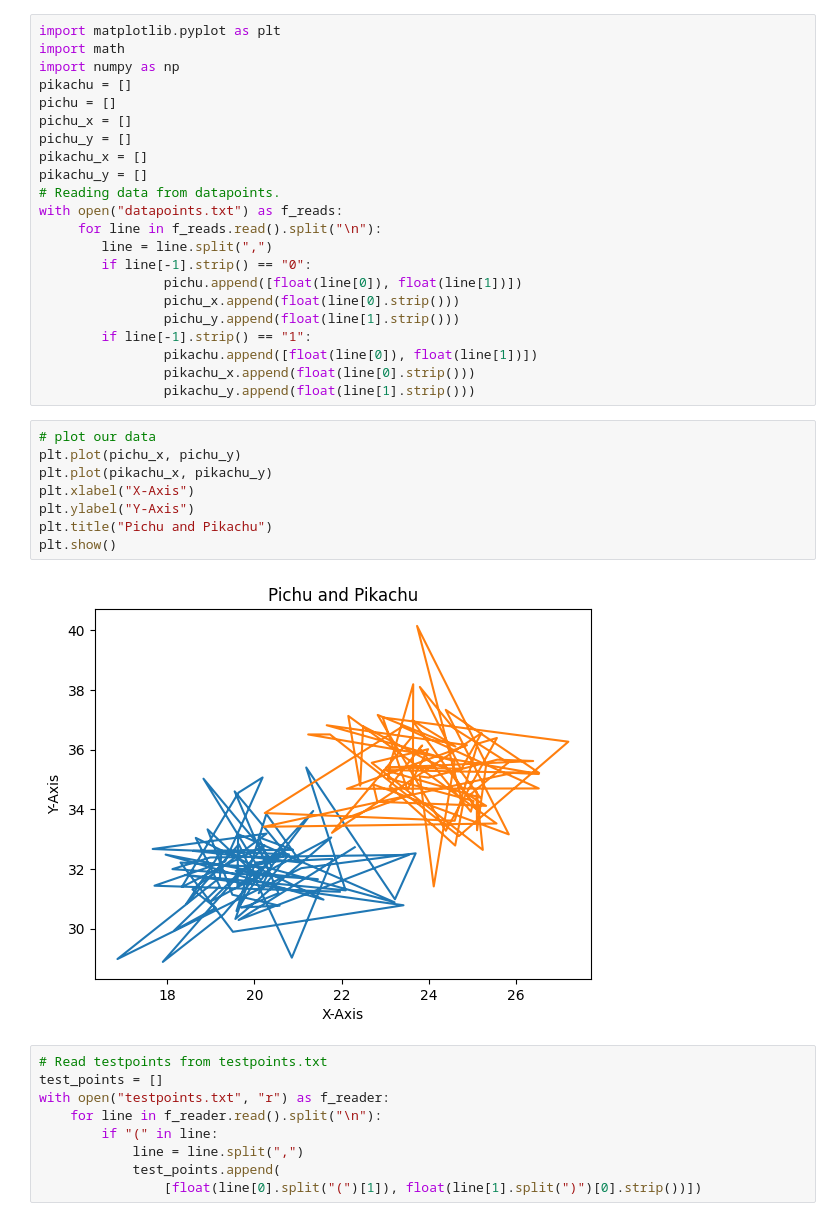
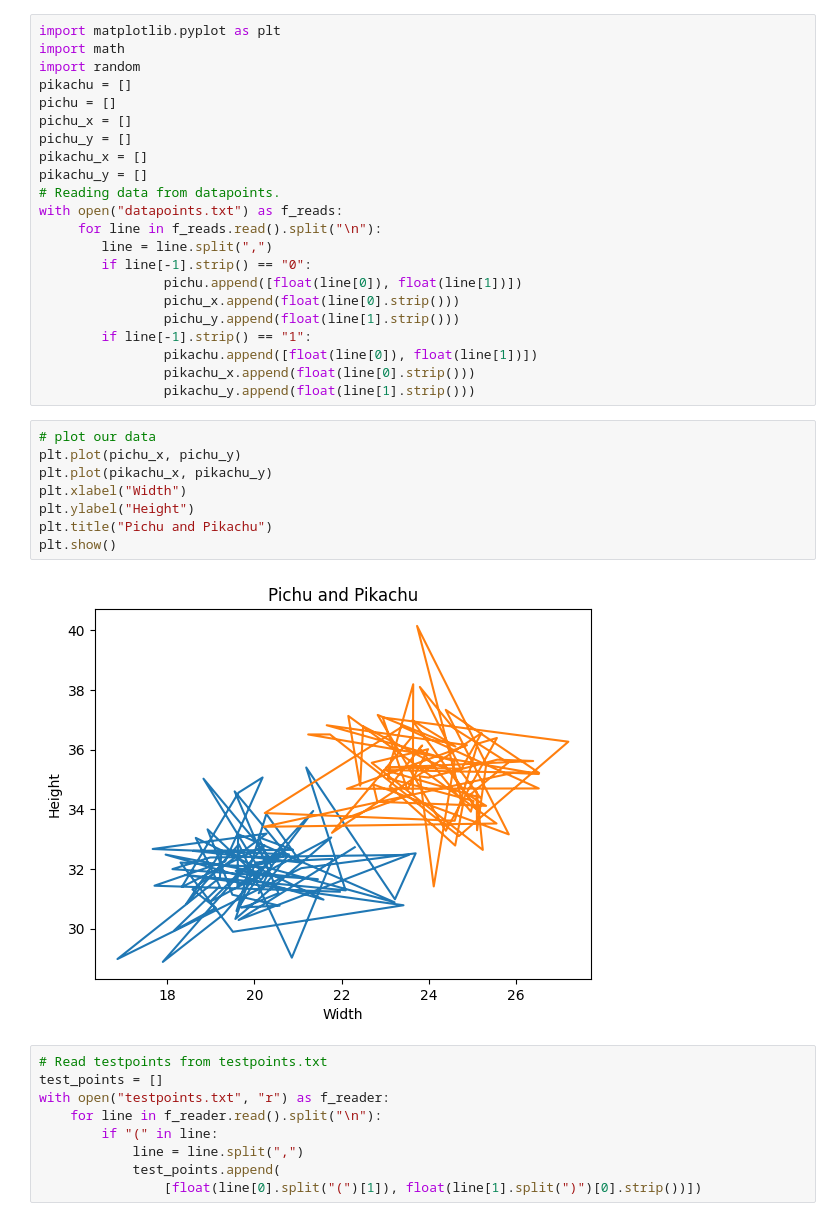
Before and after one commit to Habib97SE/python-programming-HABIBALLAH-HEZAREHEE, a Jupyter notebook: Labs/labb2/lab2.ipynb, the cells around one changed output. Cells and saved outputs as stored; diff of their text form.

```diff
--- a/Labs/labb2/lab2.ipynb
+++ b/Labs/labb2/lab2.ipynb
@@ -1,7 +1,7 @@
 # %%
 import matplotlib.pyplot as plt
 import math
-import numpy as np
+import random
 pikachu = []
 pichu = []
 pichu_x = []
@@ -23,13 +23,13 @@ with open("datapoints.txt") as f_reads:
 # %%
 # plot our data
 plt.plot(pichu_x, pichu_y)
 plt.plot(pikachu_x, pikachu_y)
-plt.xlabel("X-Axis")
-plt.ylabel("Y-Axis")
+plt.xlabel("Width")
+plt.ylabel("Height")
 plt.title("Pichu and Pikachu")
 plt.show()
 # %% [output]
-[figure, old version]
+[figure, new version]
 # %%
 # Read testpoints from testpoints.txt
 test_points = []
```
Also changed, not shown: parts of 13 cells of this notebook, 2 other files.
